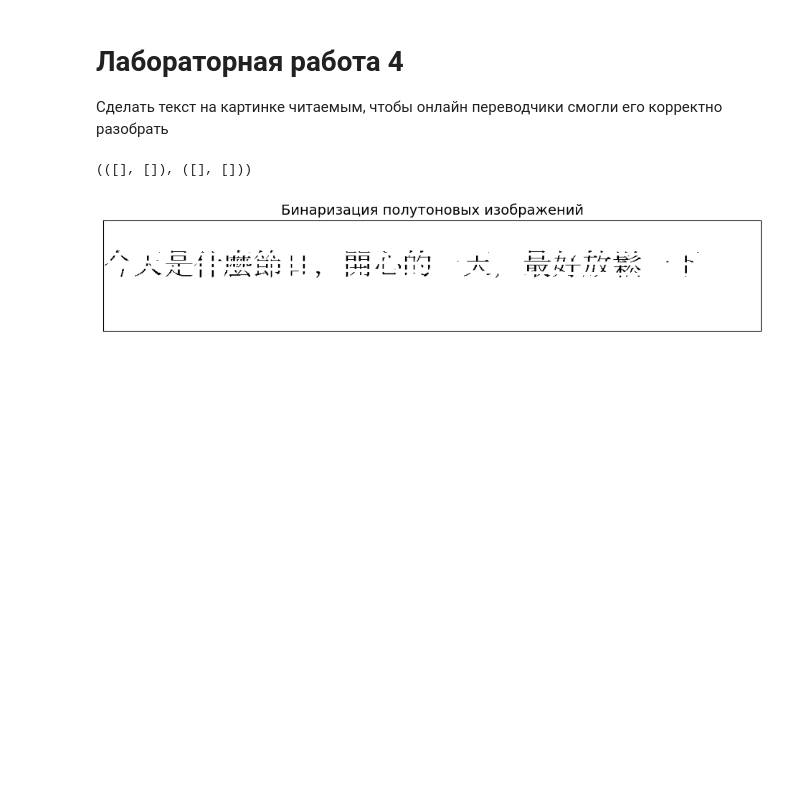
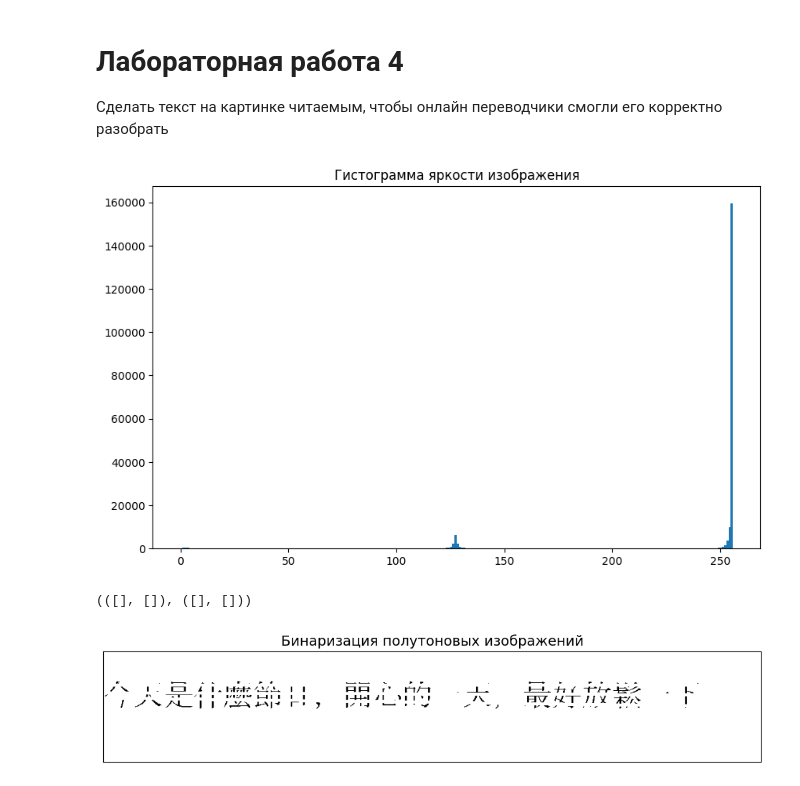
Before and after one commit to SShPROt/AIPicture, a Jupyter notebook: Laba4.ipynb, the cells around one changed output. Cells and saved outputs as stored; diff of their text form; code cells hidden in the pictures; blank space fills up the shorter version.

```diff
--- a/Laba4.ipynb
+++ b/Laba4.ipynb
@@ -13,6 +13,13 @@ plt.rcParams["figure.figsize"] = [6, 4]
 
 image = cv.imread('./text.jpg')
 grayImage = cv.cvtColor(image, cv.COLOR_RGB2GRAY)
+# %%
+plt.figure(figsize=(10, 6))
+plt.hist(grayImage.reshape(-1), 256, [0, 256])
+plt.title('Гистограмма яркости изображения')
+plt.show()
+# %% [output]
+[figure, added]
 # %%
 threshold = 115
 ret1, thresh1 = cv.threshold(grayImage, threshold, 255, cv.THRESH_BINARY)
```
Also changed, not shown: 1 other file.
